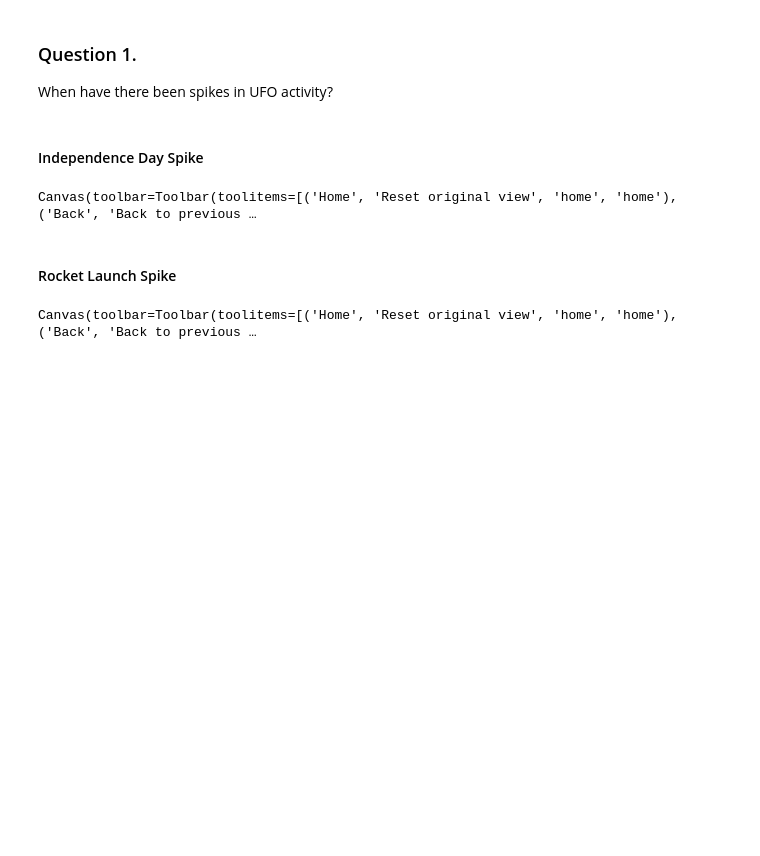
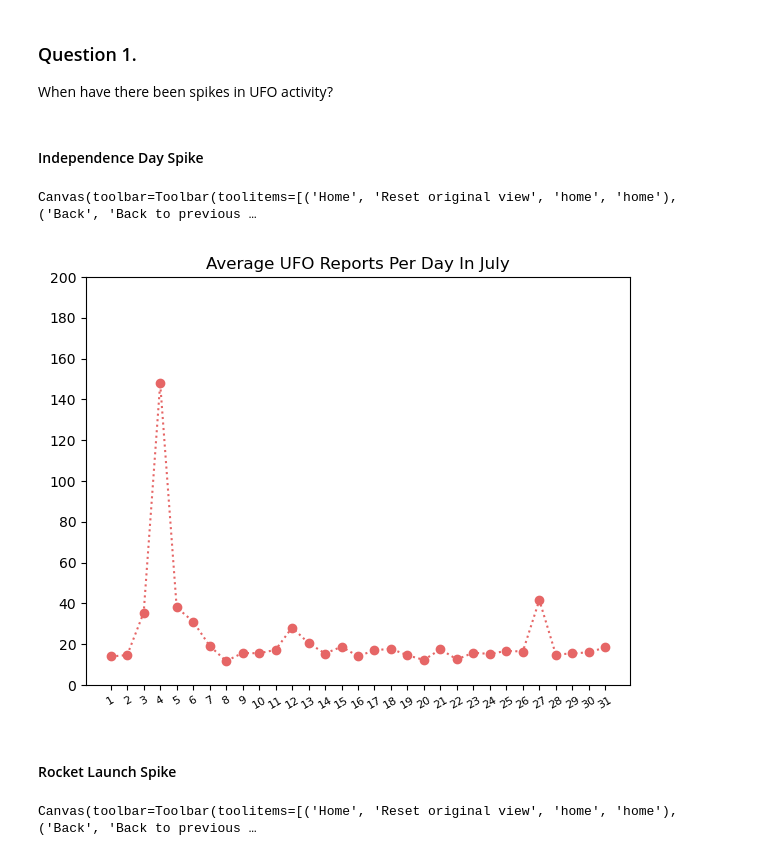
Before and after one commit to LinkWentz/UFO-Report-2021, a Jupyter notebook: Data Exploration.ipynb, the cells around one changed output. Cells and saved outputs as stored; diff of their text form; code cells hidden in the pictures; blank space fills up the shorter version.

Commit message:
Embed plots in notebook
Embed plots in notebook to account for ipympl
backend being unable to embed plots.

```diff
--- a/Data Exploration.ipynb
+++ b/Data Exploration.ipynb
@@ -414,5 +417,9 @@ ax.set_title('Average UFO Reports Per Day In July');
 # %% [output]
 Canvas(toolbar=Toolbar(toolitems=[('Home', 'Reset original view', 'home', 'home'), ('Back', 'Back to previous …
+# %%
+display.Image("Plots/1 - July Spike.png")
+# %% [output]
+[figure, added]
 # %% [markdown]
 #### Rocket Launch Spike
 # %%
```
Also changed, not shown: parts of 14 cells of this notebook.
